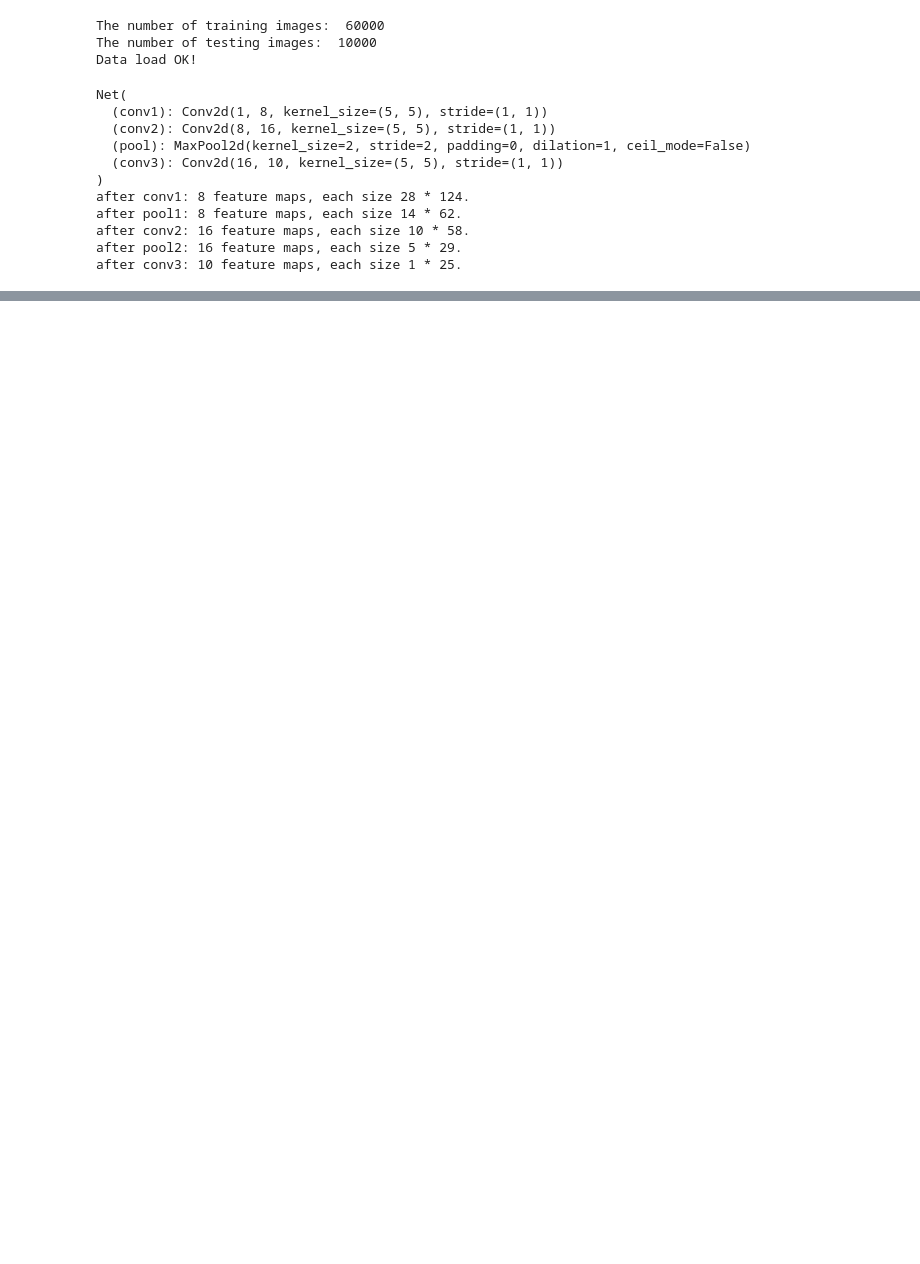
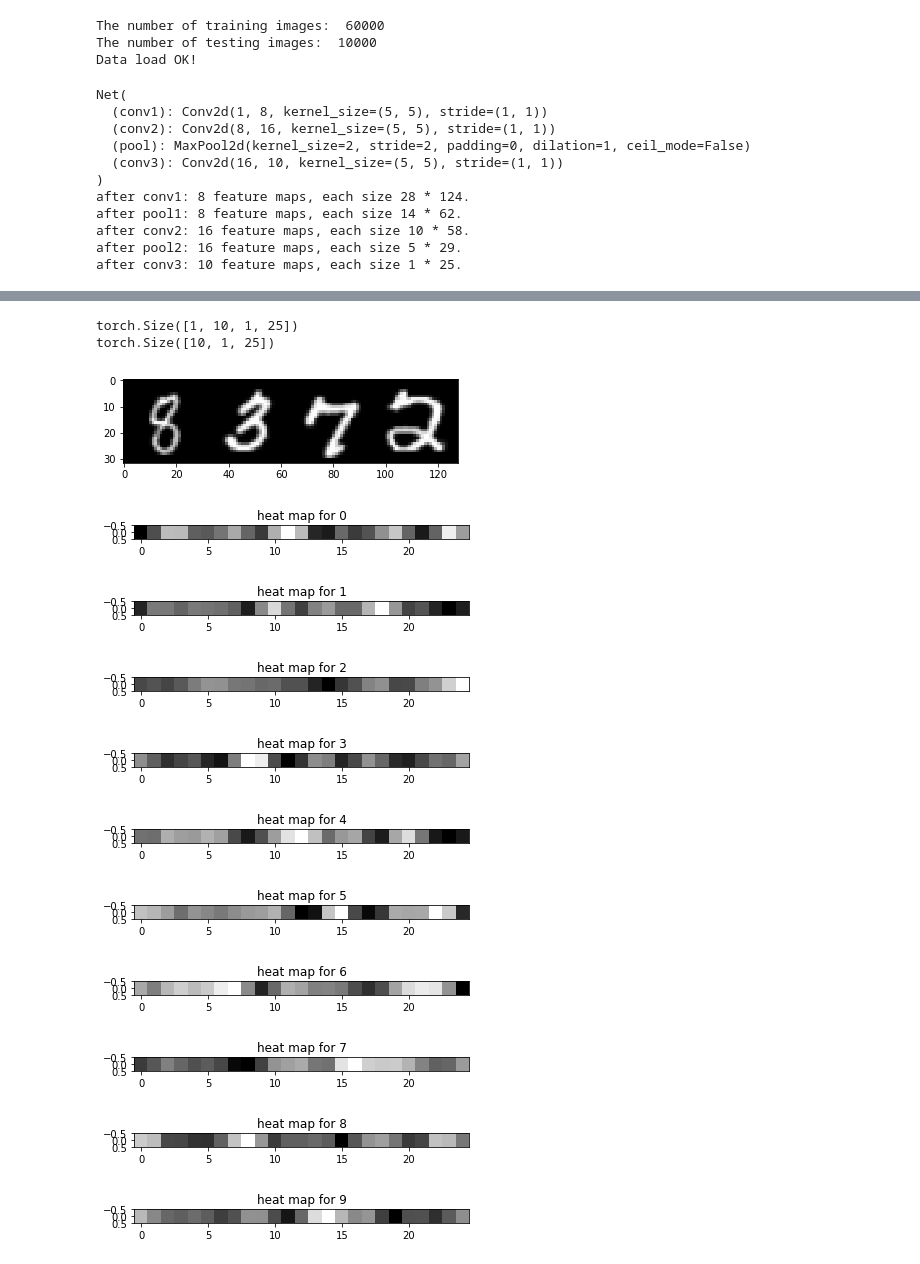
Before and after one commit to lood339/scratch-net, a Jupyter notebook: FCN.ipynb, the cells around one changed output, grey strips where cells are left out. Cells and saved outputs as stored; diff of their text form; code cells hidden in the pictures; blank space fills up the shorter version.

```diff
--- a/FCN.ipynb
+++ b/FCN.ipynb
@@ -281,0 +291,41 @@ IndexError: index 4 is out of bounds for dimension 0 with size 4
+# %%
+#32 * 128 input
+combine_loader = torch.utils.data.DataLoader(test_dataset, batch_size=4,
+                                          shuffle=True, num_workers=2)
+
+for data in combine_loader:
+    images, _ = data
+    images = images.cuda()
+
+    combine = torch.cat((images[0],images[1],images[2], images[3]),2)
+    combine = combine.view(1,1,32,128)
+#     print(combine.size())
+    plt.figure(0)
+    plt.imshow(combine.squeeze(), cmap = "gray")
+
+
+    outputs = net(combine)
+    print(outputs.size())
+
+    outputs = outputs.squeeze(0)
+
+    print(outputs.size())
+    for i in range(0,10):
+        plt.figure(i+1)
+        plt.title("heat map for %d" % i)
+        plt.imshow(outputs[i].detach(), cmap="gray")
+    break
+# %% [output]
+torch.Size([1, 10, 1, 25])
+torch.Size([10, 1, 25])
+[figure, added]
+[figure, added]
+[figure, added]
+[figure, added]
+[figure, added]
+[figure, added]
+[figure, added]
+[figure, added]
+[figure, added]
+[figure, added]
+[figure, added]
```
Also changed, not shown: parts of 4 cells of this notebook.
